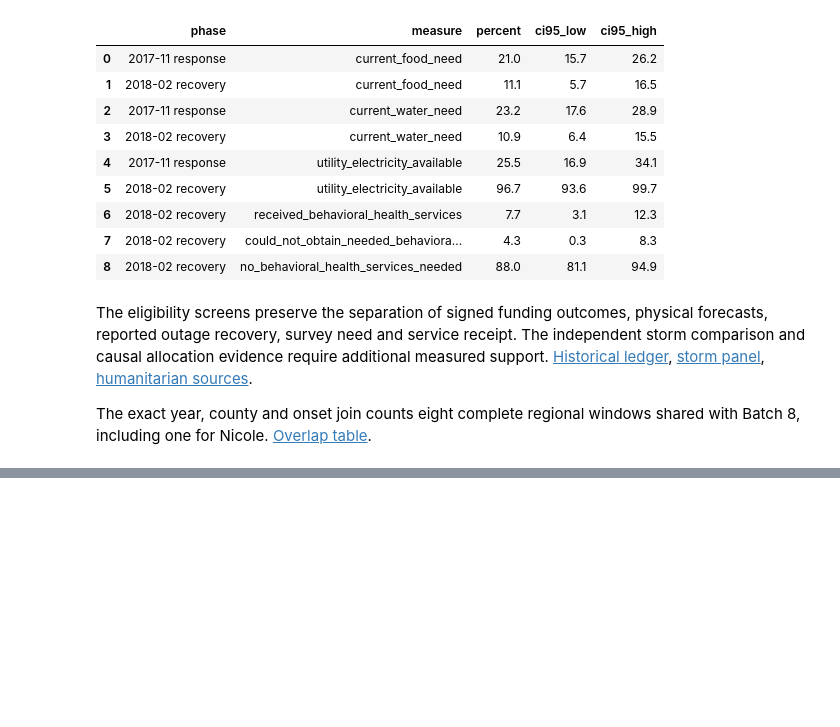
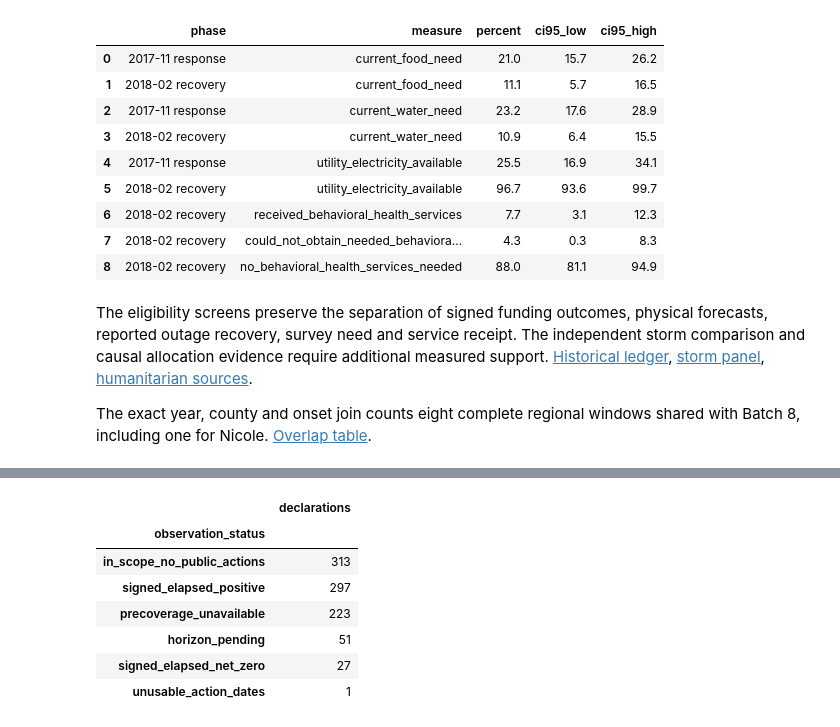
Before and after one commit to leonmarienga/ML-thesis, a Jupyter notebook: research/THESIS_REPRODUCTION.ipynb, the cells around one changed output, grey strips where cells are left out. Saved outputs shown, nothing was run; the diff lists cells and outputs as text; code cells hidden in the pictures; blank space fills up the shorter version.

```diff
--- a/research/THESIS_REPRODUCTION.ipynb
+++ b/research/THESIS_REPRODUCTION.ipynb
@@ -895,0 +900,20 @@ The exact year, county and onset join counts eight complete regional windows sha
+# %%
+from pathlib import Path
+import pandas as pd
+
+continuous = Path('research/continuous')
+if not continuous.exists():
+    continuous = Path('continuous')
+coverage = continuous / 'coverage_specialists/results'
+observations = pd.read_csv(coverage / 'label_observability.csv')
+assert len(observations) == 912 and observations.fyDeclared.max() == 2024
+observations.observation_status.value_counts().rename('declarations').to_frame()
+# %% [output]
+|  | declarations |
+| observation_status |  |
+| in_scope_no_public_actions | 313 |
+| signed_elapsed_positive | 297 |
+| precoverage_unavailable | 223 |
+| horizon_pending | 51 |
+| signed_elapsed_net_zero | 27 |
+| unusable_action_dates | 1 |
```
Also changed, not shown: parts of 5 cells of this notebook, 33 other files.
